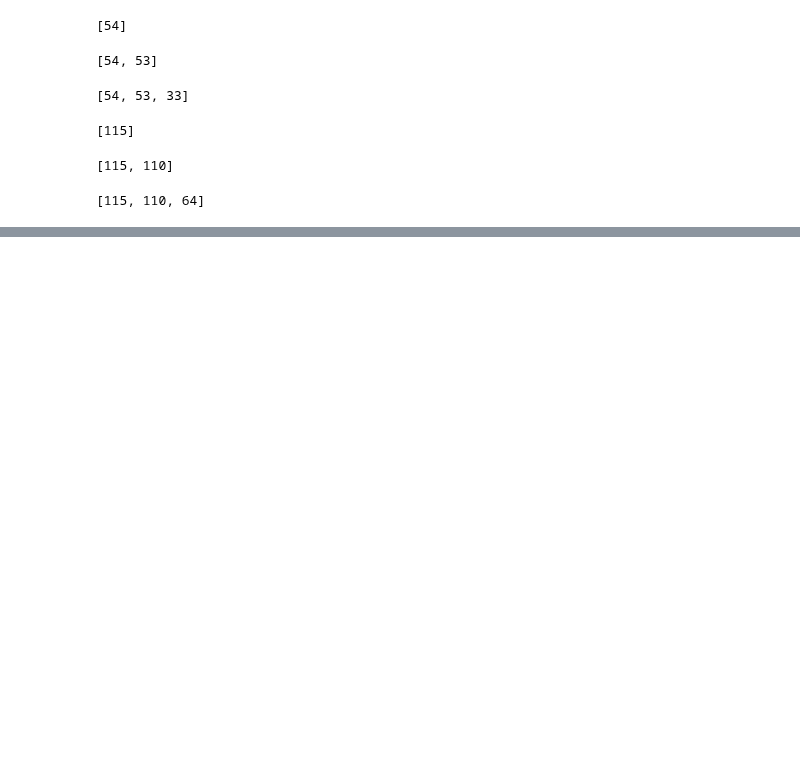
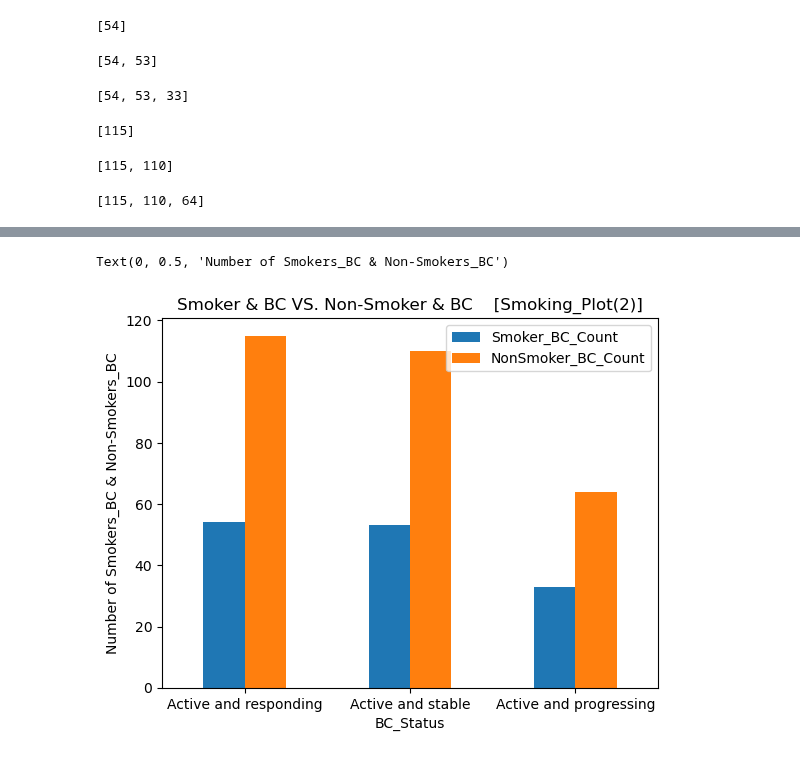
Before and after one commit to HSaleem352/Bootcamp-Project1, a Jupyter notebook: data_cleaning_MB.ipynb, the cells around one changed output, grey strips where cells are left out. Saved outputs shown, nothing was run; the diff lists cells and outputs as text; code cells hidden in the pictures; blank space fills up the shorter version.

```diff
--- a/data_cleaning_MB.ipynb
+++ b/data_cleaning_MB.ipynb
@@ -250,0 +228,11 @@ ax.bar3d(x,y,z,dx,dy,dz)
+# %%
+# Plotting
+Smoker_NonSmoker_BC_plot = Smoker_NonSmoker_BC_DF.plot.bar(rot=0)
+plt.title("Smoker & BC VS. Non-Smoker & BC    [Smoking_Plot(2)]")
+plt.xlabel("BC_Status")
+plt.ylabel("Number of Smokers_BC & Non-Smokers_BC")
+# Save the figure
+plt.savefig("Smoking_Output_Data/Smoking_Plot(2).png")
+# %% [output]
+Text(0, 0.5, 'Number of Smokers_BC & Non-Smokers_BC')
+[figure, added]
```
Also changed, not shown: parts of 5 cells of this notebook, 2 other files.
